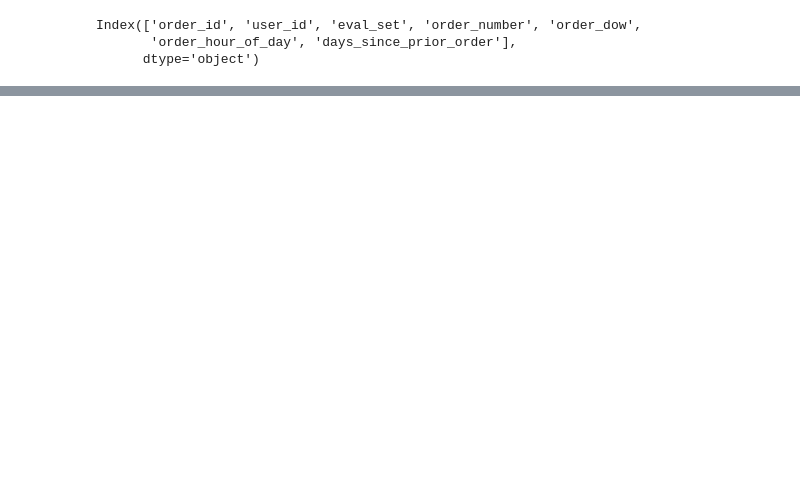
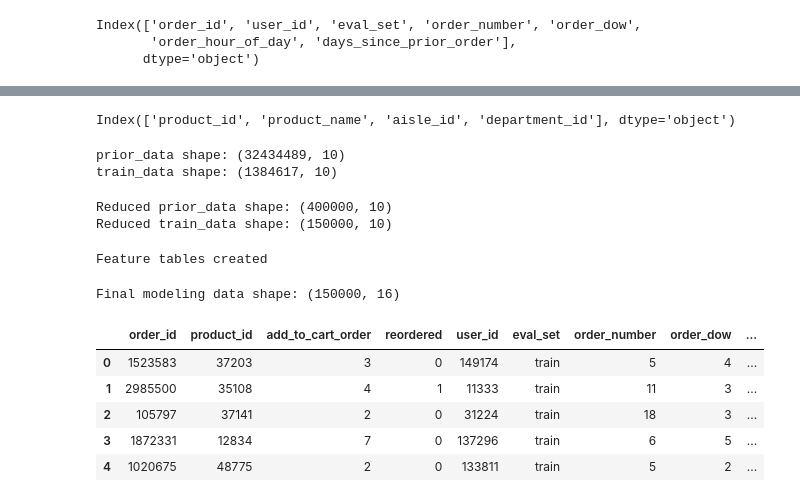
Before and after one commit to prakriti459/PRAKRITI.23FE10CSE00459-ML-LAB-WORK, a Jupyter notebook: Customer_Product_Reorder_Prediction.ipynb, the cells around one changed output, grey strips where cells are left out. Saved outputs shown, nothing was run; the diff lists cells and outputs as text; code cells hidden in the pictures; blank space fills up the shorter version.

```diff
--- a/Customer_Product_Reorder_Prediction.ipynb
+++ b/Customer_Product_Reorder_Prediction.ipynb
@@ -318,0 +50,72 @@ print("SVM Accuracy:", accuracy_score(y_test, y_pred_svm))
+# %%
+products.columns
+# %% [output]
+Index(['product_id', 'product_name', 'aisle_id', 'department_id'], dtype='object')
+# %%
+# Split orders by eval_set
+prior_orders = orders[orders["eval_set"] == "prior"].copy()
+train_orders = orders[orders["eval_set"] == "train"].copy()
+
+# Merge product tables with matching order metadata
+prior_data = pd.merge(prior, prior_orders, on="order_id", how="left")
+train_data = pd.merge(train, train_orders, on="order_id", how="left")
+
+print("prior_data shape:", prior_data.shape)
+print("train_data shape:", train_data.shape)
+# %% [output]
+prior_data shape: (32434489, 10)
+train_data shape: (1384617, 10)
+# %%
+# Make prior_data smaller before feature engineering
+prior_data = prior_data.sample(n=min(400000, len(prior_data)), random_state=42).reset_index(drop=True)
+train_data = train_data.sample(n=min(150000, len(train_data)), random_state=42).reset_index(drop=True)
+
+print("Reduced prior_data shape:", prior_data.shape)
+print("Reduced train_data shape:", train_data.shape)
+# %% [output]
+Reduced prior_data shape: (400000, 10)
+Reduced train_data shape: (150000, 10)
+# %%
+# Build features from prior_data only
+product_reorder_rate = prior_data.groupby("product_id")["reordered"].mean().reset_index()
+product_reorder_rate.columns = ["product_id", "product_reorder_rate"]
+
+user_order_count = prior_data.groupby("user_id")["order_number"].max().reset_index()
+user_order_count.columns = ["user_id", "user_total_orders"]
+
+user_product_count = prior_data.groupby(["user_id", "product_id"]).size().reset_index(name="user_product_count")
+
+user_reorder_ratio = prior_data.groupby("user_id")["reordered"].mean().reset_index()
+user_reorder_ratio.columns = ["user_id", "user_reorder_ratio"]
+
+product_total_orders = prior_data.groupby("product_id").size().reset_index(name="product_total_orders")
+
+user_product_reorder_rate = prior_data.groupby(["user_id", "product_id"])["reordered"].mean().reset_index()
+user_product_reorder_rate.columns = ["user_id", "product_id", "user_product_reorder_rate"]
+
+print("Feature tables created")
+# %% [output]
+Feature tables created
+# %%
+# Create final modeling table from train_data only
+data = train_data.copy()
+
+data["days_since_prior_order"] = data["days_since_prior_order"].fillna(0)
+
+data = pd.merge(data, product_reorder_rate, on="product_id", how="left")
+data = pd.merge(data, user_order_count, on="user_id", how="left")
+data = pd.merge(data, user_product_count, on=["user_id", "product_id"], how="left")
+data = pd.merge(data, user_reorder_ratio, on="user_id", how="left")
+data = pd.merge(data, product_total_orders, on="product_id", how="left")
+data = pd.merge(data, user_product_reorder_rate, on=["user_id", "product_id"], how="left")
+
+print("Final modeling data shape:", data.shape)
+data.head()
+# %% [output]
+Final modeling data shape: (150000, 16)
+|  | order_id | product_id | add_to_cart_order | reordered | user_id | eval_set | order_number | order_dow | ... |
+| 0 | 1523583 | 37203 | 3 | 0 | 149174 | train | 5 | 4 | ... |
+| 1 | 2985500 | 35108 | 4 | 1 | 11333 | train | 11 | 3 | ... |
+| 2 | 105797 | 37141 | 2 | 0 | 31224 | train | 18 | 3 | ... |
+| 3 | 1872331 | 12834 | 7 | 0 | 137296 | train | 6 | 5 | ... |
+| 4 | 1020675 | 48775 | 2 | 0 | 133811 | train | 5 | 2 | ... |
```
Also changed, not shown: parts of 61 cells of this notebook.
